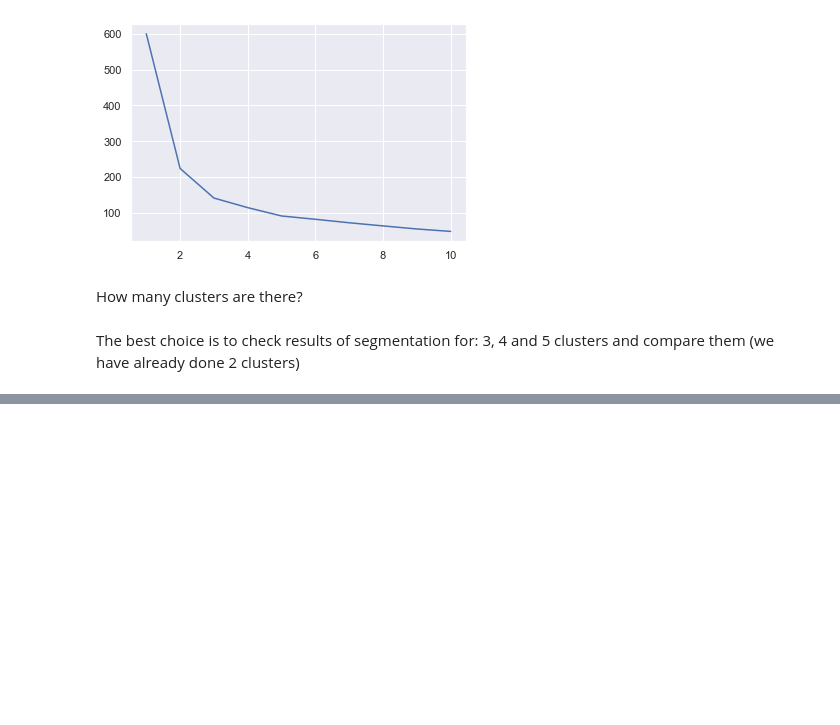
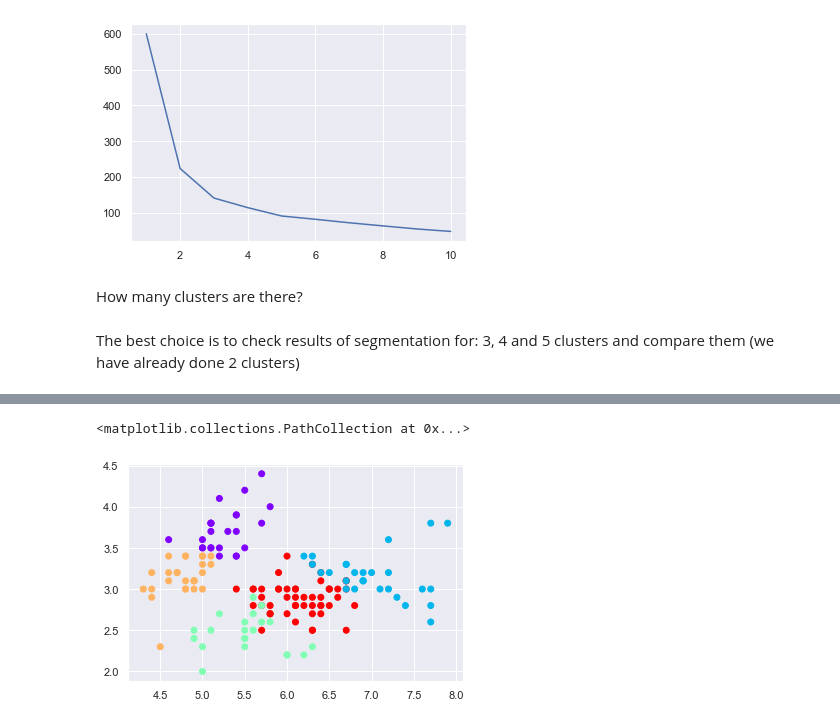
Before and after one commit to tomasz-urban/Jupyter, a Jupyter notebook: DS_bootcamp/clustering/species_segmentation_exercise.ipynb, the cells around one changed output, grey strips where cells are left out. Cells and saved outputs as stored; diff of their text form; code cells hidden in the pictures; blank space fills up the shorter version.

```diff
--- a/DS_bootcamp/clustering/species_segmentation_exercise.ipynb
+++ b/DS_bootcamp/clustering/species_segmentation_exercise.ipynb
@@ -180,0 +219,8 @@ The best choice is to check results of segmentation for: 3, 4 and 5 clusters and
+# %%
+df_5 = x.copy()
+df_5['clusters'] = kmeans_5.fit_predict(x_scaled)
+# %%
+plt.scatter(df_5['sepal_length'], df_5['sepal_width'], c=df_5['clusters'], cmap='rainbow')
+# %% [output]
+<matplotlib.collections.PathCollection at 0x...>
+[figure, added]
```
Also changed, not shown: parts of 18 cells of this notebook.
